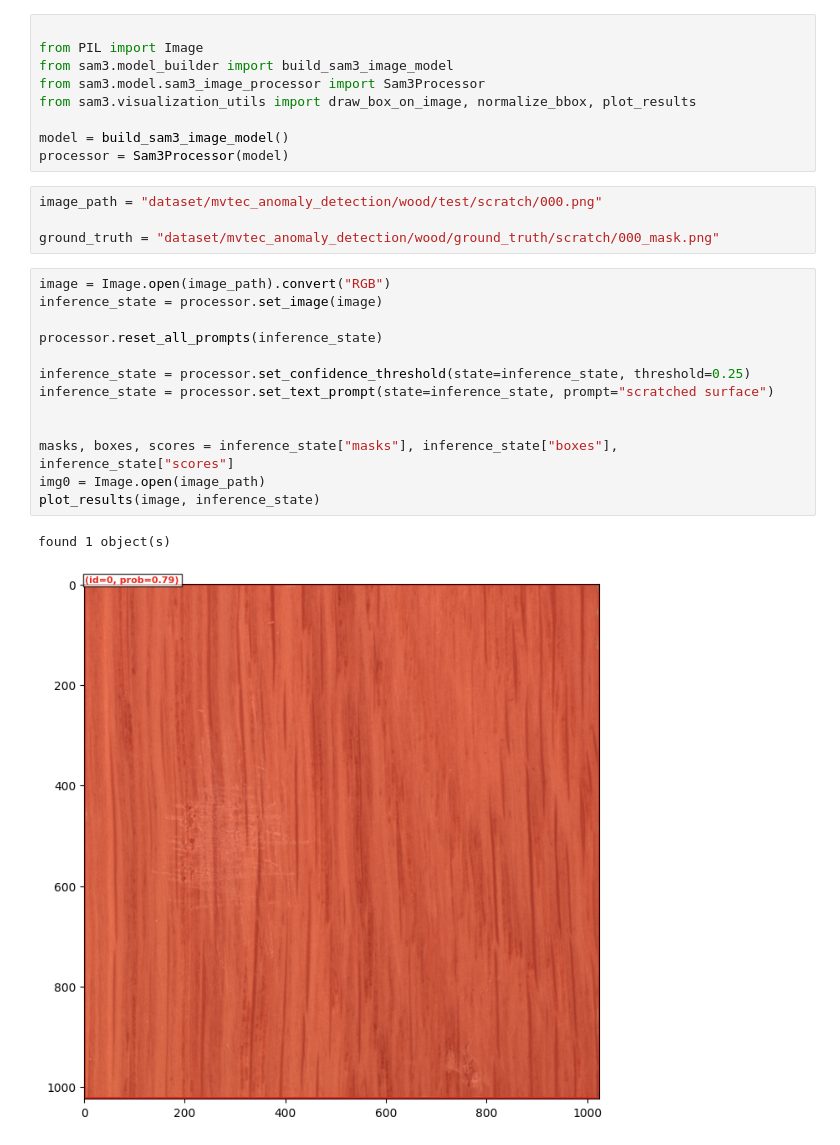
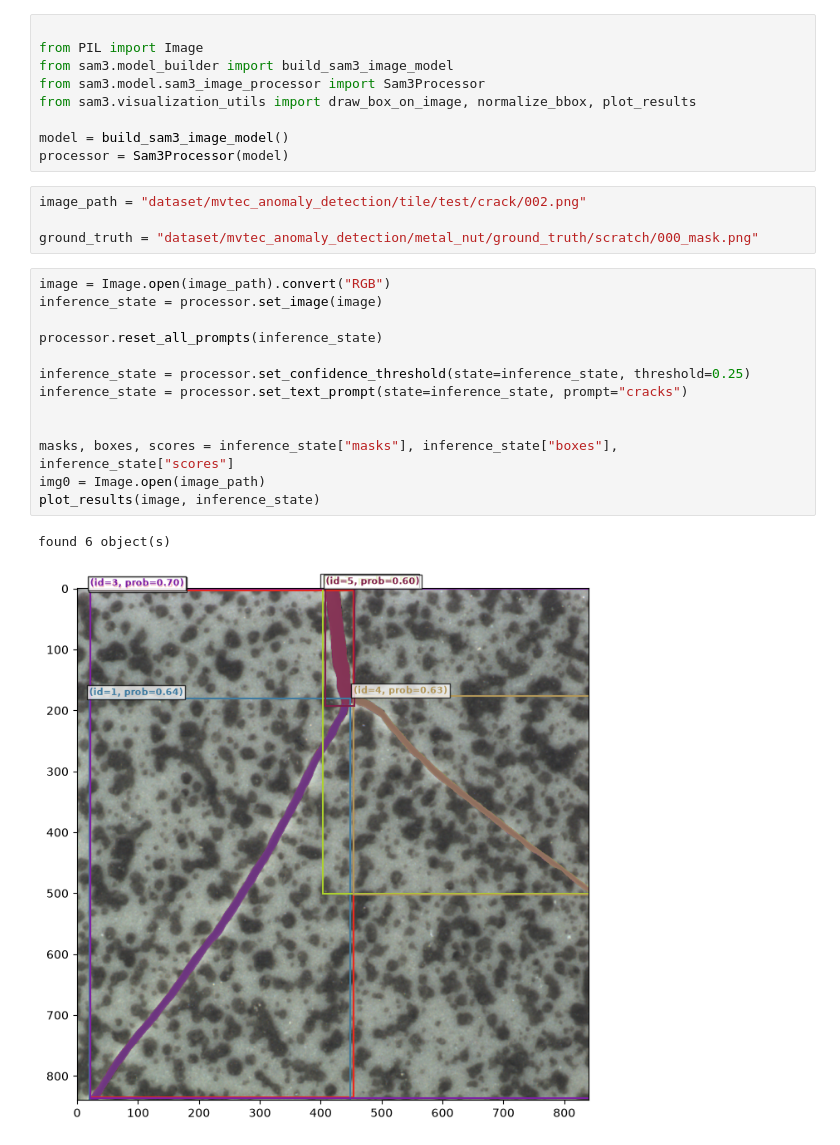
Before and after one commit to Valdo0811/Bachelor, a Jupyter notebook: test.ipynb, the cells around one changed output. Saved outputs shown, nothing was run; the diff lists cells and outputs as text.

```diff
--- a/test.ipynb
+++ b/test.ipynb
@@ -17,25 +17,25 @@ from sam3.visualization_utils import draw_box_on_image, normalize_bbox, plot_res
 model = build_sam3_image_model()
 processor = Sam3Processor(model)
 # %%
-image_path = "dataset/mvtec_anomaly_detection/wood/test/scratch/000.png"
+image_path = "dataset/mvtec_anomaly_detection/tile/test/crack/002.png"
 
-ground_truth = "dataset/mvtec_anomaly_detection/wood/ground_truth/scratch/000_mask.png"
+ground_truth = "dataset/mvtec_anomaly_detection/metal_nut/ground_truth/scratch/000_mask.png"
 # %%
 image = Image.open(image_path).convert("RGB")
 inference_state = processor.set_image(image)
 
 processor.reset_all_prompts(inference_state)
 
 inference_state = processor.set_confidence_threshold(state=inference_state, threshold=0.25)
-inference_state = processor.set_text_prompt(state=inference_state, prompt="scratched surface")
+inference_state = processor.set_text_prompt(state=inference_state, prompt="cracks")
 
 
 masks, boxes, scores = inference_state["masks"], inference_state["boxes"], inference_state["scores"]
 img0 = Image.open(image_path)
 plot_results(image, inference_state)
 # %% [output]
-found 1 object(s)
+found 6 object(s)
-[figure, old version]
+[figure, new version]
 # %%
 from anomalib.metrics import AUROC, AUPRO, PRO
 from anomalib.data.dataclasses.torch import ImageBatch, ImageItem
```
Also changed, not shown: parts of 1 cell of this notebook, 20 other files.
